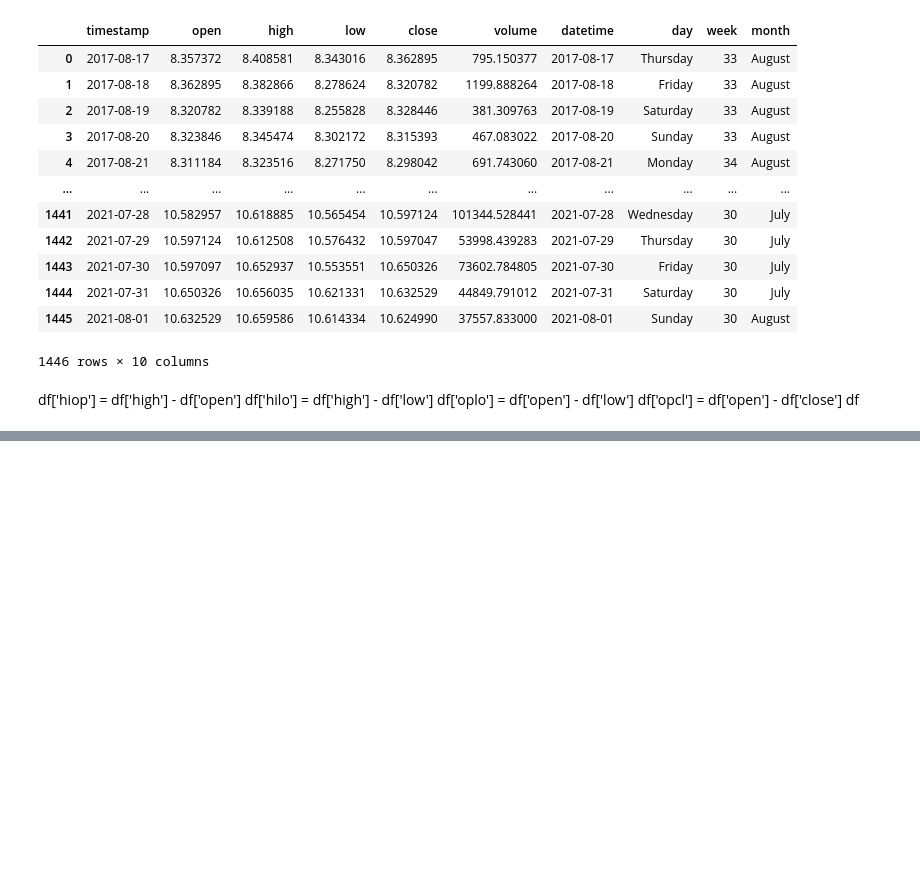
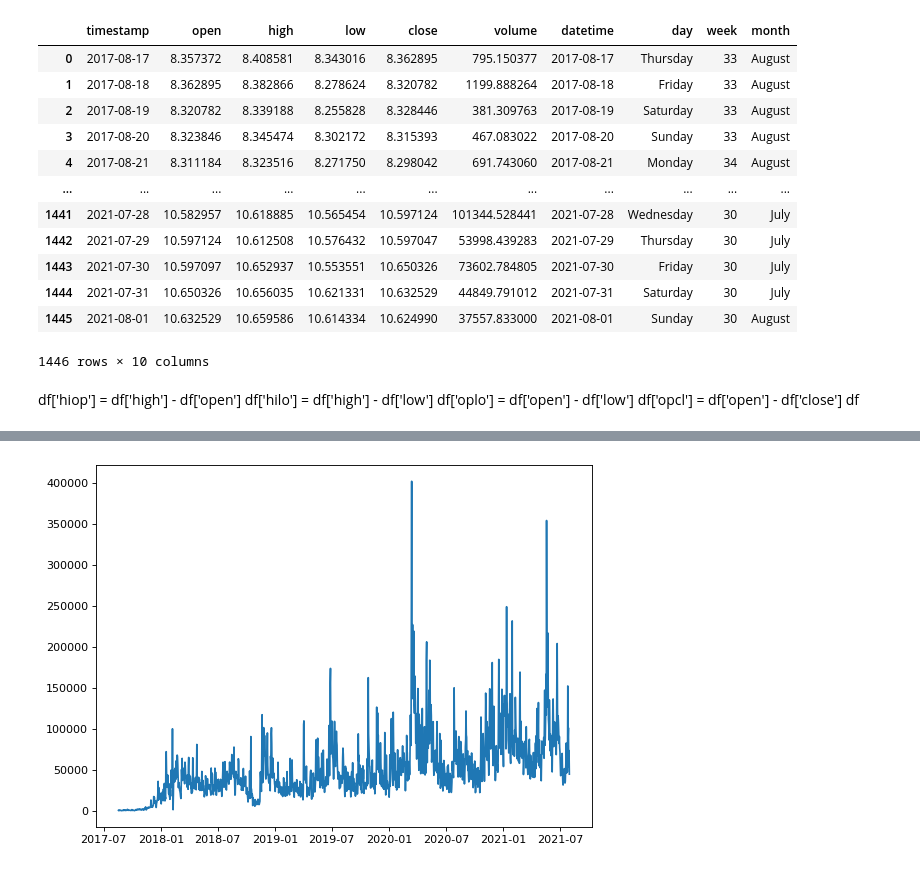
Before and after one commit to zachHFT/Optimal-Cryptocurrency-Trading-Strategies, a Jupyter notebook: eda.ipynb, the cells around one changed output, grey strips where cells are left out. Drawn from its saved outputs; the diff is of its cells as text; code cells hidden in the pictures; blank space fills up the shorter version.

```diff
--- a/eda.ipynb
+++ b/eda.ipynb
@@ -139,0 +141,7 @@ Text(0.5, 1.0, 'Volume and weekday')
+# %%
+plt.figure(figsize=(8, 6), dpi=80)
+plt.plot(df['datetime'],df['volume'])
+
+plt.show()
+# %% [output]
+[figure, added]
```
Also changed, not shown: parts of 10 cells of this notebook.
